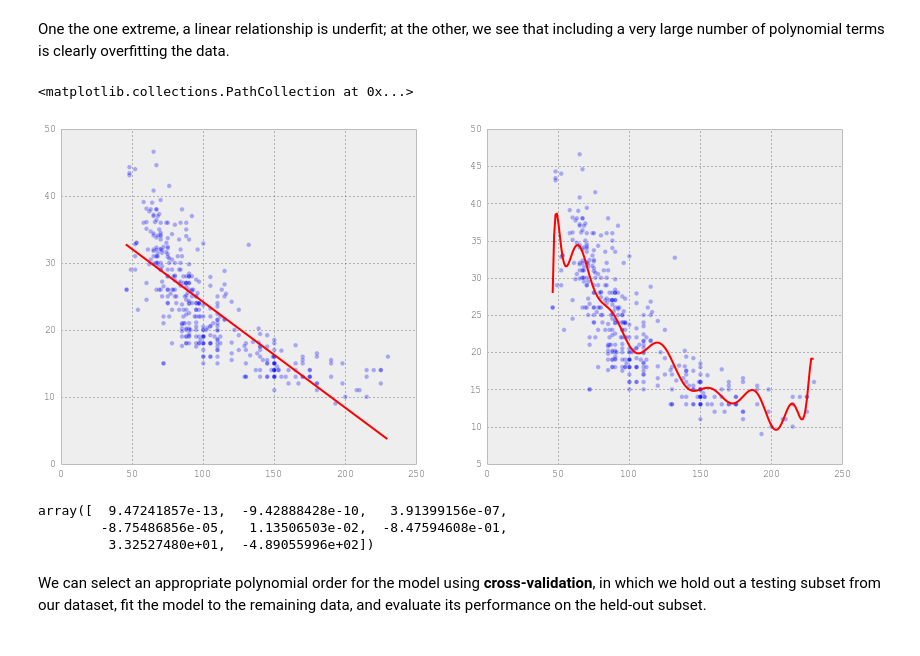
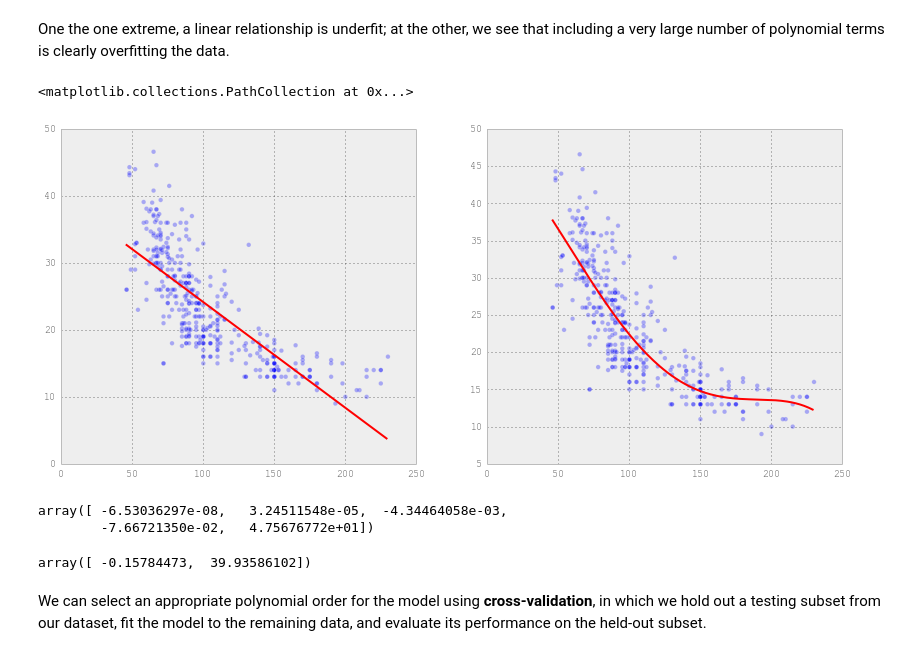
Before and after one commit to jlan84/cross-validation-assignment, a Jupyter notebook: lecture.ipynb, the cells around one changed output. Cells and saved outputs as stored; diff of their text form; code cells hidden in the pictures.

```diff
--- a/lecture.ipynb
+++ b/lecture.ipynb
@@ -249,26 +295,29 @@ One the one extreme, a linear relationship is underfit; at the other, we see tha
 # %%
 fig, axes = plt.subplots(1, 2, figsize=(14,6))
 
 xvals = np.arange(horses.min(), horses.max())
 
 fit1 = np.polyfit(horses, mpg, 1)
 p1 = np.poly1d(fit1)
 axes[0].plot(xvals, p1(xvals), color="red", linewidth=2)
 axes[0].scatter(x=horses, y=mpg, alpha=0.3)
 
-fit15 = np.polyfit(horses, mpg, 17)
+fit15 = np.polyfit(horses, mpg, 4)
 p15 = np.poly1d(fit15)
 axes[1].plot(xvals, p15(xvals), color="red", linewidth=2)
 axes[1].scatter(x=horses, y=mpg, alpha=0.3)
 # %% [output]
 <matplotlib.collections.PathCollection at 0x...>
-[figure, old version]
+[figure, new version]
 # %%
 p15.coeffs
 # %% [output]
-array([  9.47241857e-13,  -9.42888428e-10,   3.91399156e-07,
-        -8.75486856e-05,   1.13506503e-02,  -8.47594608e-01,
-         3.32527480e+01,  -4.89055996e+02])
+array([ -6.53036297e-08,   3.24511548e-05,  -4.34464058e-03,
+        -7.66721350e-02,   4.75676772e+01])
+# %%
+p1.coeffs
+# %% [output]
+array([ -0.15784473,  39.93586102])
 # %% [markdown]
 We can select an appropriate polynomial order for the model using **cross-validation**, in which we hold out a testing subset from our dataset, fit the model to the remaining data, and evaluate its performance on the held-out subset.
 # %%
```
Also changed, not shown: parts of 14 cells of this notebook.
